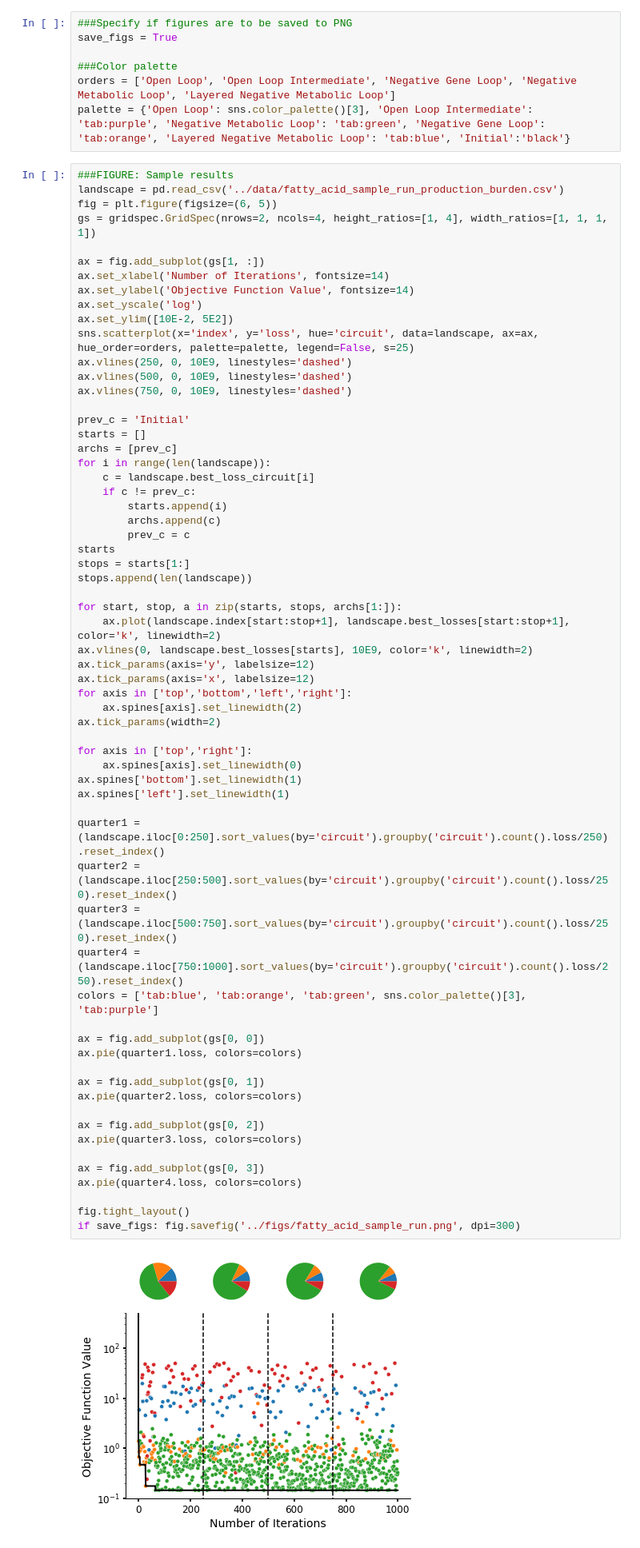
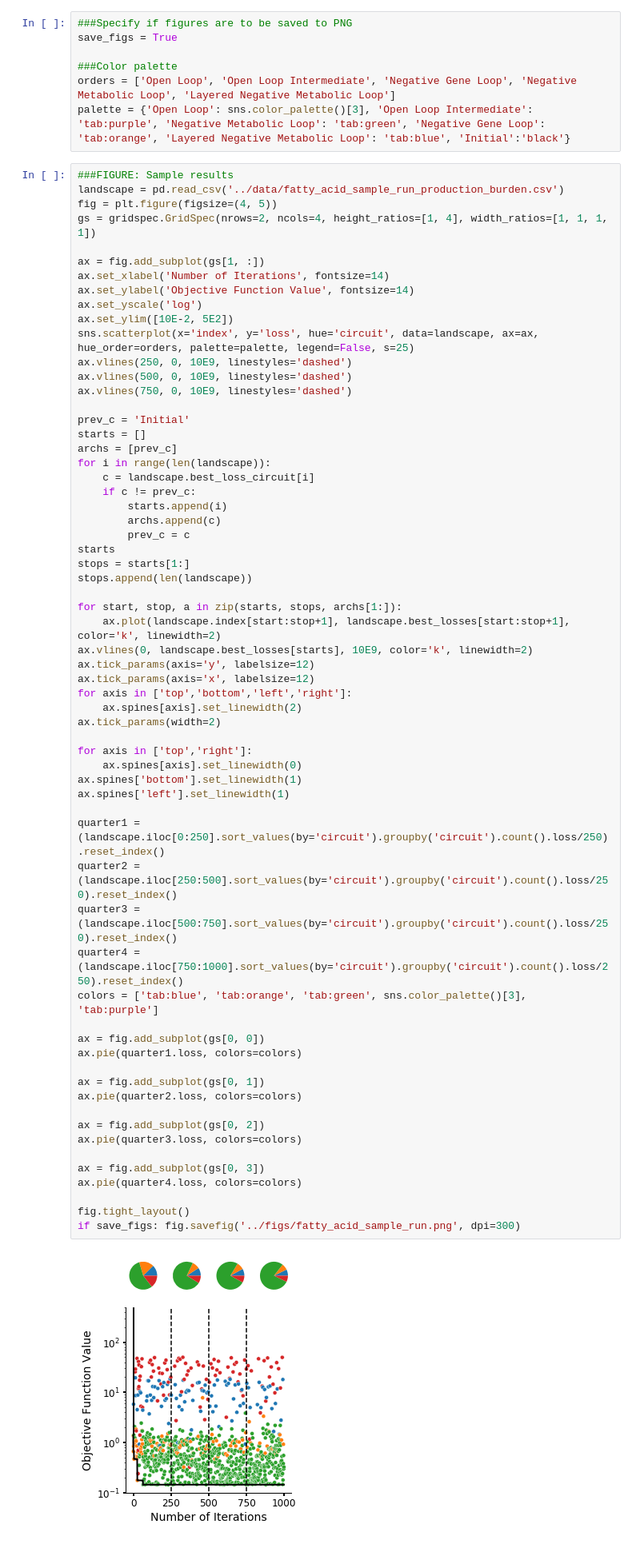
Before and after one commit to cjmerzbacher/bayesopt-dynamic-pathways, a Jupyter notebook: visualization/fatty_acid_viz.ipynb, the cells around one changed output. Shown at 80% size. Saved outputs shown, nothing was run; the diff lists cells and outputs as text.

Commit message:
Update figures

```diff
--- a/visualization/fatty_acid_viz.ipynb
+++ b/visualization/fatty_acid_viz.ipynb
@@ -19,7 +19,7 @@ palette = {'Open Loop': sns.color_palette()[3], 'Open Loop Intermediate': 'tab:p
 # %%
 ###FIGURE: Sample results
 landscape = pd.read_csv('../data/fatty_acid_sample_run_production_burden.csv')
-fig = plt.figure(figsize=(6, 5))
+fig = plt.figure(figsize=(4, 5))
 gs = gridspec.GridSpec(nrows=2, ncols=4, height_ratios=[1, 4], width_ratios=[1, 1, 1, 1])
 
 ax = fig.add_subplot(gs[1, :])
@@ -53,34 +53,34 @@ ax.tick_params(axis='x', labelsize=12)
 for axis in ['top','bottom','left','right']:
     ax.spines[axis].set_linewidth(2)
 ax.tick_params(width=2)
 
 for axis in ['top','right']:
     ax.spines[axis].set_linewidth(0)
 ax.spines['bottom'].set_linewidth(1)
 ax.spines['left'].set_linewidth(1)
 
 quarter1 = (landscape.iloc[0:250].sort_values(by='circuit').groupby('circuit').count().loss/250).reset_index()
 quarter2 = (landscape.iloc[250:500].sort_values(by='circuit').groupby('circuit').count().loss/250).reset_index()
 quarter3 = (landscape.iloc[500:750].sort_values(by='circuit').groupby('circuit').count().loss/250).reset_index()
 quarter4 = (landscape.iloc[750:1000].sort_values(by='circuit').groupby('circuit').count().loss/250).reset_index()
 colors = ['tab:blue', 'tab:orange', 'tab:green', sns.color_palette()[3], 'tab:purple']
 
 ax = fig.add_subplot(gs[0, 0])
 ax.pie(quarter1.loss, colors=colors)
 
 ax = fig.add_subplot(gs[0, 1])
 ax.pie(quarter2.loss, colors=colors)
 
 ax = fig.add_subplot(gs[0, 2])
 ax.pie(quarter3.loss, colors=colors)
 
 ax = fig.add_subplot(gs[0, 3])
 ax.pie(quarter4.loss, colors=colors)
 
 fig.tight_layout()
 if save_figs: fig.savefig('../figs/fatty_acid_sample_run.png', dpi=300)
 # %% [output]
-[figure, old version]
+[figure, new version]
 # %%
 ###FIGURE: Pareto curve
 optimal = pd.read_csv('../data/fatty_acid_pareto_curve_speed_accuracy.csv')
```
Also changed, not shown: parts of 2 cells of this notebook, 17 other files.
